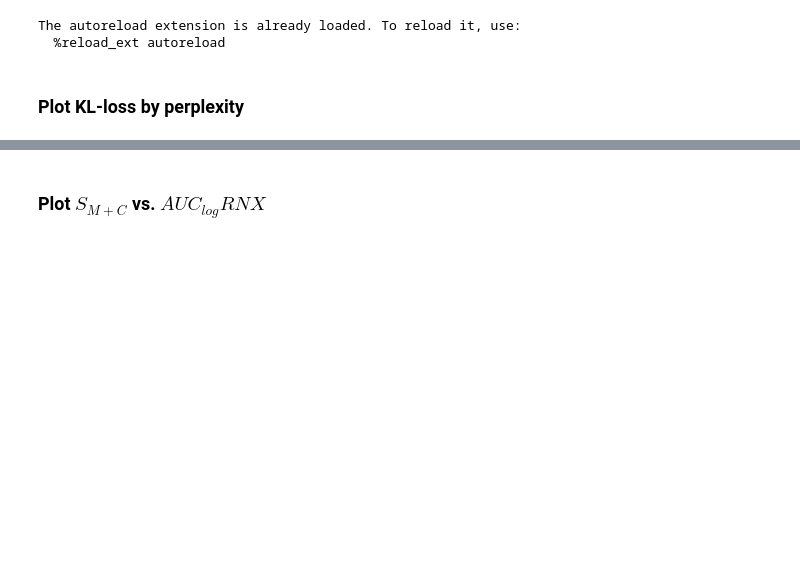
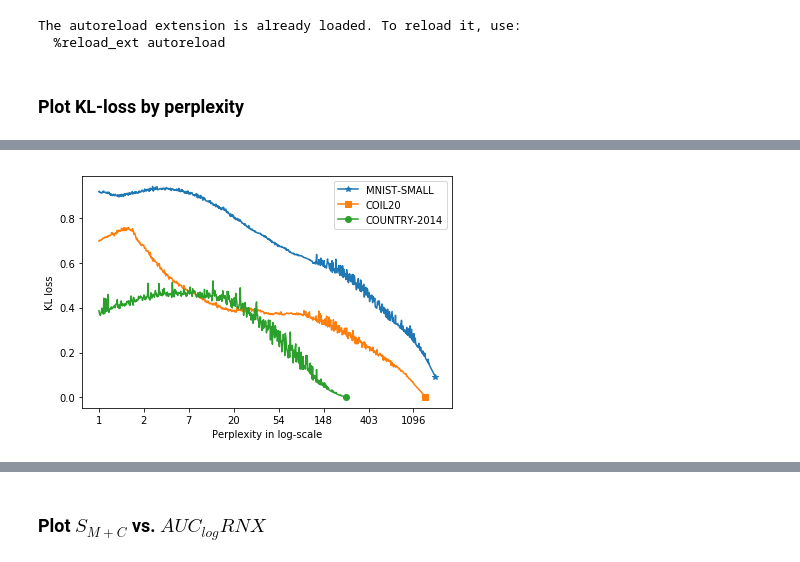
Before and after one commit to vu-minh/tsne_auto_perp_constraints, a Jupyter notebook: Constraint and Metric Score.ipynb, the cells around one changed output, grey strips where cells are left out. Drawn from its saved outputs; the diff is of its cells as text; code cells hidden in the pictures; blank space fills up the shorter version.

```diff
--- a/Constraint and Metric Score.ipynb
+++ b/Constraint and Metric Score.ipynb
@@ -84,3 +84,25 @@ axes[1].legend()
+# %%
+from matplotlib.ticker import FuncFormatter
+
+def log_e_format(x, pos):
+    """The two args are the value and tick position.
+    Label ticks with the product of the exponentiation"""
+    return int(x)
+
+fig, ax = plt.subplots(figsize=(6,4))
+markers = ['*', 's', 'o']
+for i, dataset_name in enumerate(dataset_names):
+    perps, dfm, dfc = load_scores(dataset_name, standardized=False)
+    ax.semilogx(perps, dfm.loss, label=dataset_name, basex=np.e, marker=markers[i], markevery=[-1])
+    ax.xaxis.set_major_formatter(FuncFormatter(log_e_format))
+    ax.set_xlabel('Perplexity in log-scale')
+    ax.set_ylabel('KL loss')
+
+plt.legend()
+plt.tight_layout()
+plt.savefig('./plots/klloss.pdf')
+# %% [output]
+[figure, added]
 # %% [markdown]
 ### Visually compare $S_{M+C}, S_{M}, S_{C}$ with the metric scores
 
```
Also changed, not shown: parts of 2 cells of this notebook, 8 other files.
